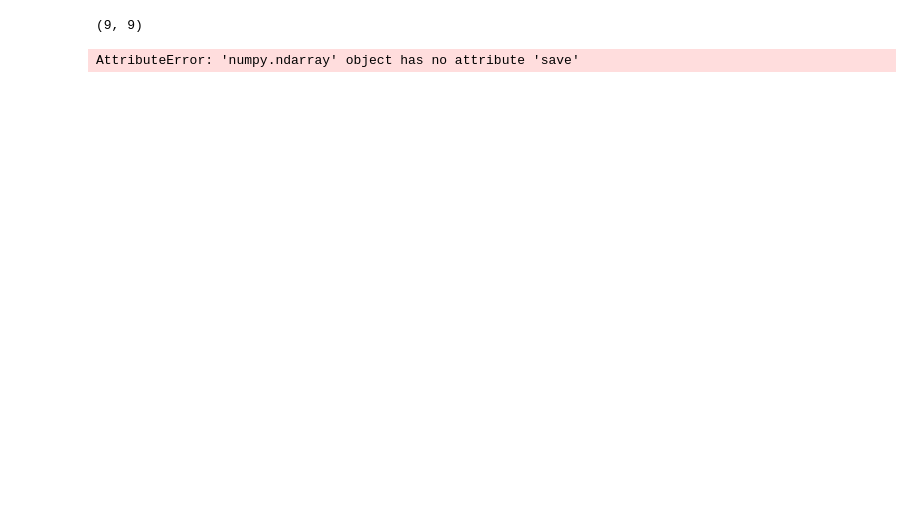
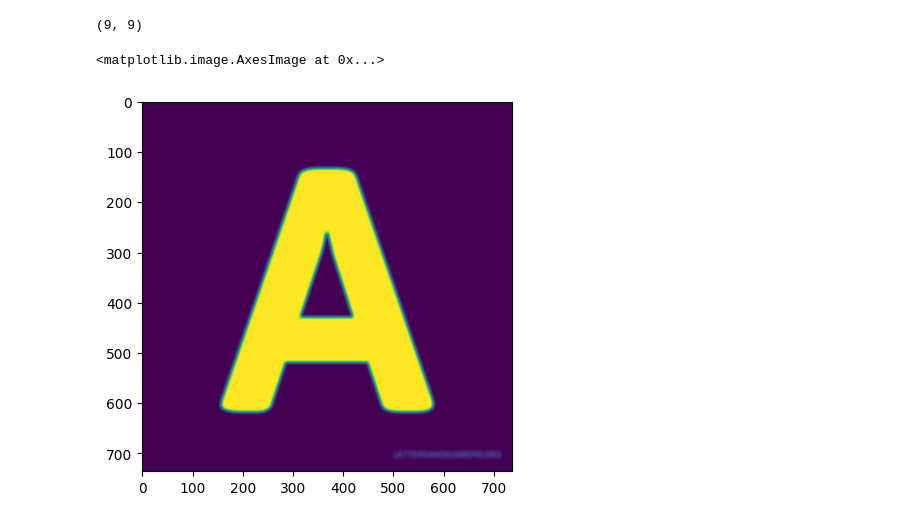
Before and after one commit to NickKo0517/ECE-50024-final-project, a Jupyter notebook: Mingjun_Deblur.ipynb, the cells around one changed output. Drawn from its saved outputs; the diff is of its cells as text; code cells hidden in the pictures; blank space fills up the shorter version.

```diff
--- a/Mingjun_Deblur.ipynb
+++ b/Mingjun_Deblur.ipynb
@@ -13,7 +13,7 @@ from scipy.signal import convolve2d
 '''
 
 # Create a 9x9 grid with a standard deviation of 1
-sigma = 1  # Standard deviation
+sigma = 99999999999# Standard deviation
 size = (9, 9)  # Size of the kernel
 
 def gaus_fiter_gen(sigma, size):
@@ -42,7 +42,12 @@ test_pic = plt.imread('A_img.jpg') / 255 # or can use vc2 to do the same thing.
 # print(test_pic[250:,150:])
 # print(np.sum(test_pic))
 # %%
-convolved_image = convolve2d(test_pic, H, mode='same', boundary='fill', fillvalue=0)
-convolved_image.save('convolved_image.jpg')
+def produce_noisy_img(test_pic, H):
+    convolved_image = convolve2d(test_pic, H, mode='same', boundary='fill', fillvalue=0)
+    return convolved_image
+
+convolved_image = produce_noisy_img(test_pic , H)
+plt.imshow(convolved_image)
 # %% [output]
-AttributeError: 'numpy.ndarray' object has no attribute 'save'
+<matplotlib.image.AxesImage at 0x...>
+[figure, added]
```
Also changed, not shown: parts of 1 cell of this notebook, 2 other files.
